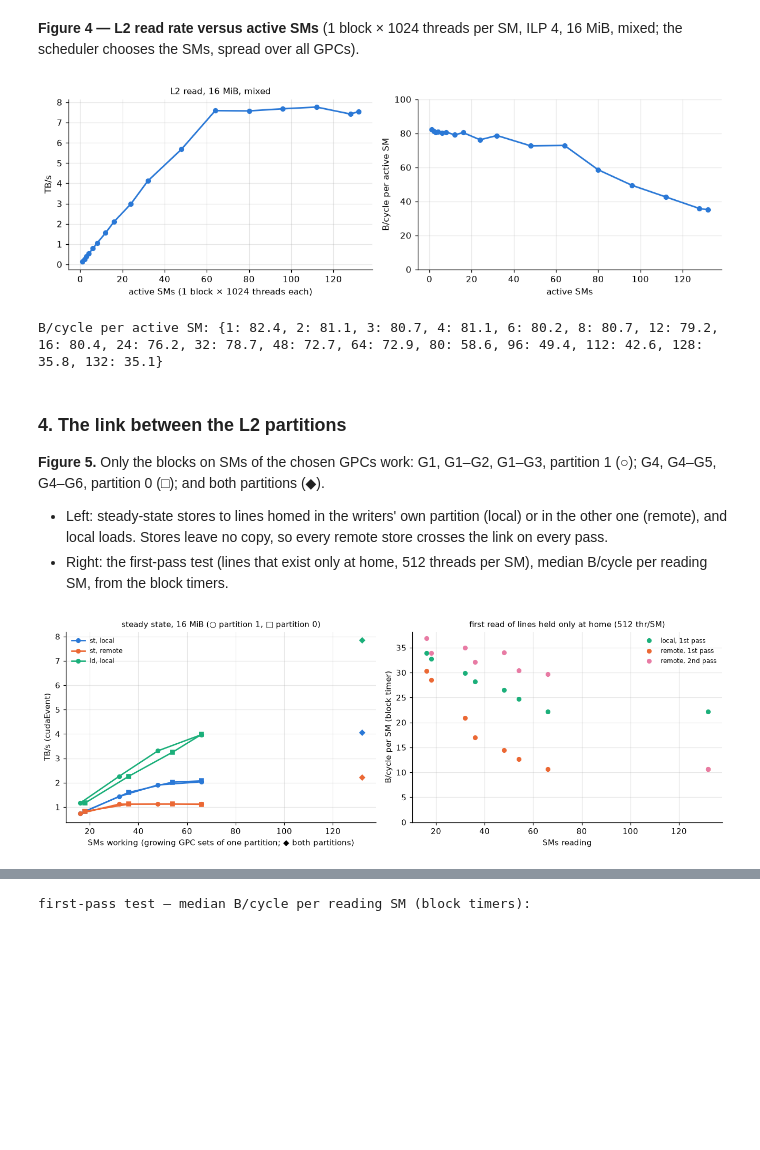
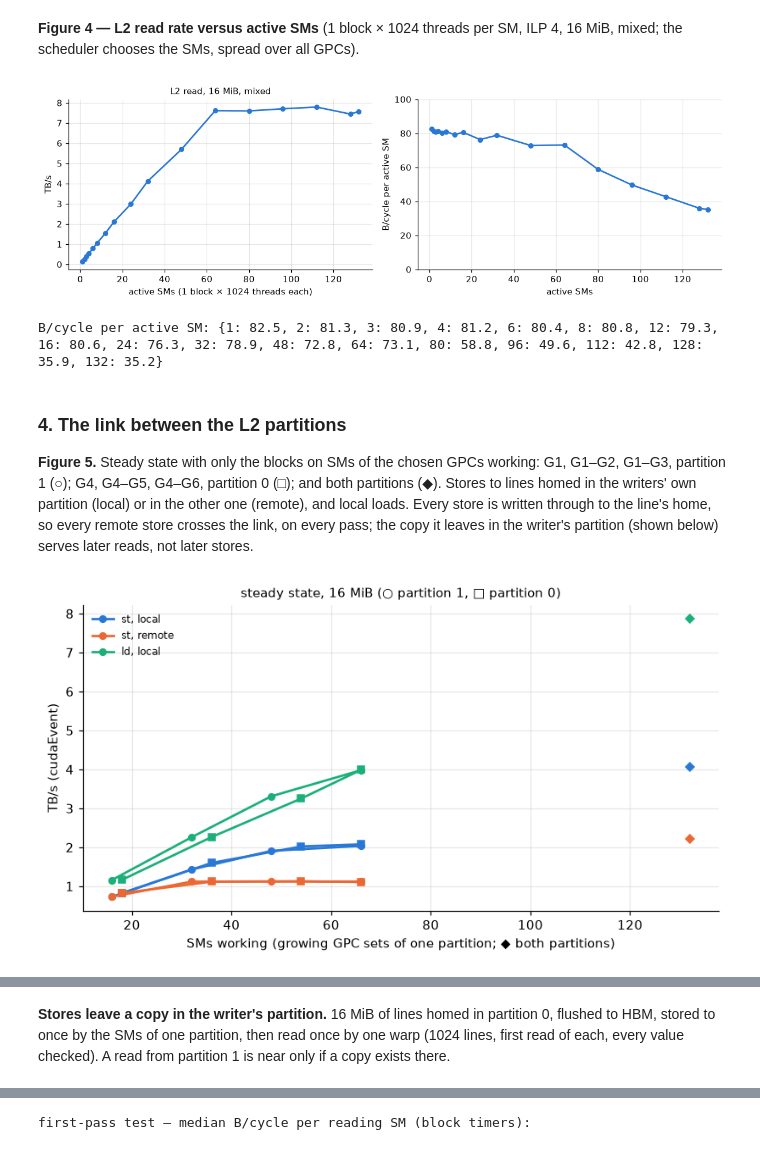
Before and after one commit to lomolisso/h100-microbench, a Jupyter notebook: experiments/05__memory_hierarchy_bandwidth/05__memory_hierarchy_bandwidth.ipynb, the cells around one changed output, grey strips where cells are left out. Saved outputs shown, nothing was run; the diff lists cells and outputs as text; code cells hidden in the pictures; blank space fills up the shorter version.

```diff
--- a/experiments/05__memory_hierarchy_bandwidth/05__memory_hierarchy_bandwidth.ipynb
+++ b/experiments/05__memory_hierarchy_bandwidth/05__memory_hierarchy_bandwidth.ipynb
@@ -106,7 +117,7 @@ import numpy as np
 import pandas as pd
 import matplotlib.pyplot as plt
 from IPython.display import display
-from common05 import latest_run, read_run, runs
+from common05 import latest_run, read_run, runs, event_floor_ms, net_tbps, first_pass_slope, hbm_write_factor, k12_slope, resident_footprints, HBM_CYCLES
 
 R = "results"
 pd.set_option("display.width", 200)
@@ -123,10 +134,18 @@ l2 = read_run("05__bandwidth__l2.csv", RUN3); l2b = read_run("05__bandwidth__l2_
 lk = read_run("05__bandwidth__l2_link.csv", RUNL); lkb = read_run("05__bandwidth__l2_link_blocks.csv", RUNL)
 dr = read_run("05__bandwidth__dram.csv", RUN4); drb = read_run("05__bandwidth__dram_blocks.csv", RUN4)
 home = read_run("05__bandwidth__l2_home.csv", RUN3)
+RUNF, RUNS = latest_run("bw_l2", "firstpass"), latest_run("bw_l2", "storecopy")
+fpl = read_run("05__bandwidth__l2_link.csv", RUNF); fpb = read_run("05__bandwidth__l2_link_blocks.csv", RUNF)
+fres = read_run("05__bandwidth__firstpass_residency.csv", RUNF); scp = read_run("05__bandwidth__storecopy.csv", RUNS)
+FLOOR = event_floor_ms()  # ms: median elapsed time of an empty cudaEvent pair (separate timer-characterisation run)
+for d in (l2, lk, fpl):   # GPU-wide rates with the event floor removed; B/cycle with the clock the blocks measured
+    d["tbps"] = net_tbps(d, FLOOR); d["bpc_chip"] = d.tbps * 1e12 / (d.sm_mhz_blocks * 1e6)
+dr["gbps_per_sm"] = dr.gbps_per_sm * dr.ms_event / (dr.ms_event - FLOOR); dr["tbps"] = net_tbps(dr, FLOOR)
 def latest_ncu(f):
     n = pd.read_csv(f"{R}/{f}")
     return n[n.run_id == n.run_id.max()].reset_index(drop=True)
 n12, nl2, ndr = latest_ncu("05__bandwidth__ncu_smem_l1.csv"), latest_ncu("05__bandwidth__ncu_l2.csv"), latest_ncu("05__bandwidth__ncu_dram.csv")
 clog = pd.read_csv(f"{R}/05__memory_hierarchy_bandwidth__clock_log.csv")
-print("runs used:", {"K1/K2": RUN12, "K3/K5": RUN3, "link": RUNL, "K4/K5": RUN4, "ncu L2": nl2.run_id[0]})
+print("runs used:", {"K1/K2": RUN12, "K3/K5": RUN3, "link": RUNL, "first pass": RUNF, "store copies": RUNS, "K4/K5": RUN4, "ncu L2": nl2.run_id[0]})
+print(f"cudaEvent floor subtracted: {FLOOR * 1e3:.2f} µs")
 # %% [output]
@@ -406,39 +429,28 @@ fig.tight_layout(); plt.show()
 print("B/cycle per active SM:", per.round(1).to_dict())
 # %% [output]
 [figure]
-B/cycle per active SM: {1: 82.4, 2: 81.1, 3: 80.7, 4: 81.1, 6: 80.2, 8: 80.7, 12: 79.2, 16: 80.4, 24: 76.2, 32: 78.7, 48: 72.7, 64: 72.9, 80: 58.6, 96: 49.4, 112: 42.6, 128: 35.8, 132: 35.1}
+B/cycle per active SM: {1: 82.5, 2: 81.3, 3: 80.9, 4: 81.2, 6: 80.4, 8: 80.8, 12: 79.3, 16: 80.6, 24: 76.3, 32: 78.9, 48: 72.8, 64: 73.1, 80: 58.8, 96: 49.6, 112: 42.8, 128: 35.9, 132: 35.2}
 # %% [markdown]
 ### 4. The link between the L2 partitions
 
-**Figure 5.** Only the blocks on SMs of the chosen GPCs work: G1, G1–G2, G1–G3, partition 1 (○); G4, G4–G5, G4–G6, partition 0 (□); and both partitions (◆).
-- Left: steady-state stores to lines homed in the writers' own partition (local) or in the other one (remote), and local loads. Stores leave no copy, so every remote store crosses the link on every pass.
-- Right: the first-pass test (lines that exist only at home, 512 threads per SM), median B/cycle per reading SM, from the block timers.
+**Figure 5.** Steady state with only the blocks on SMs of the chosen GPCs working: G1, G1–G2, G1–G3, partition 1 (○); G4, G4–G5, G4–G6, partition 0 (□); and both partitions (◆). Stores to lines homed in the writers' own partition (local) or in the other one (remote), and local loads. Every store is written through to the line's home, so every remote store crosses the link, on every pass; the copy it leaves in the writer's partition (shown below) serves later reads, not later stores.
 # %%
 v = valid(lk)
 names = {0x02: "G1", 0x06: "G1–G2", 0x0E: "G1–G3", 0x8E: "partition 1", 0x10: "G4", 0x30: "G4–G5", 0x70: "G4–G6", 0x71: "partition 0", 0xFF: "both"}
 gm = pd.read_csv("../03__sm_gpc_topology/results/03__sm_gpc_topology__map.csv"); gm = gm[gm.run_id == gm.run_id.max()]
 nsm = {m: int(sum(((m >> g) & 1) for g in gm.gpc)) for m in names}
 v = v.assign(sms=v.reader_gpc_mask.map(nsm), part=v.reader_gpc_mask.map(lambda m: "both" if m == 0xFF else ("1" if m & 0x8E == m else "0")))
-st = v[v["pass"] == 0]; fp = v[v["pass"] > 0]
-fig, axs = plt.subplots(1, 2, figsize=(12, 4.2))
+st = v[v["pass"] == 0]
+fig, ax0 = plt.subplots(figsize=(7.5, 4.2)); axs = [ax0]
 for j, (op, var, lab) in enumerate([("st", "local", "st, local"), ("st", "remote", "st, remote"), ("ld", "local", "ld, local")]):
     for mk, p in [("o", "1"), ("s", "0"), ("D", "both")]:
         d = st[(st.op == op) & (st.variant == var) & (st.part == p)].groupby("sms").tbps.median()
         axs[0].plot(d.index, d.values, marker=mk, color=C[j], ls="-" if p != "both" else "none", label=lab if p == "1" else None)
 axs[0].set_xlabel("SMs working (growing GPC sets of one partition; ◆ both partitions)"); axs[0].set_ylabel("TB/s (cudaEvent)")
 axs[0].set_title("steady state, 16 MiB (○ partition 1, □ partition 0)", fontsize=10); axs[0].legend(fontsize=8)
-fb = lkb.merge(lk[["launch_idx", "reader_gpc_mask", "threads"]], on="launch_idx"); fb = fb[(fb.bytes > 0) & (fb["pass"] > 0) & fb.discard.isna()]
-fb = fb.assign(bpc=fb.bytes / fb.cycles, sms=fb.reader_gpc_mask.map(nsm))
-for j, (var, ps, lab) in enumerate([("local", 1, "local, 1st pass"), ("remote", 1, "remote, 1st pass"), ("remote", 2, "remote, 2nd pass")]):
-    d = fb[(fb.variant == var) & (fb["pass"] == ps)].groupby("sms").bpc.median()
-    axs[1].plot(d.index, d.values, "o", color=[C[2], C[1], C[4]][j], label=lab)
-axs[1].set_xlabel("SMs reading"); axs[1].set_ylabel("B/cycle per SM (block timer)"); axs[1].set_ylim(0, None)
-axs[1].set_title("first read of lines held only at home (512 thr/SM)", fontsize=10); axs[1].legend(fontsize=8)
 fig.tight_layout(); plt.show()
 t = st.groupby(["reader_gpc_mask", "op", "variant"]).tbps.median().unstack(["op", "variant"])
 t.index = [f"{names[m]} ({nsm[m]} SMs)" for m in t.index]
-t2 = fb.groupby(["reader_gpc_mask", "variant", "pass"]).bpc.median().unstack(["variant", "pass"]); t2.index = t.index
-t2.columns = [f"1st-pass ld {a}, pass {b}: B/cycle/SM" for a, b in t2.columns]
-display(pd.concat([t.round(2), t2.round(1)], axis=1))
+display(t.round(2))
 # %% [output]
-[figure, old version]
+[figure, new version]
@@ -454,0 +468,2 @@ display(pd.concat([t.round(2), t2.round(1)], axis=1))
+# %% [markdown]
+**Stores leave a copy in the writer's partition.** 16 MiB of lines homed in partition 0, flushed to HBM, stored to once by the SMs of one partition, then read once by one warp (1024 lines, first read of each, every value checked). A read from partition 1 is near only if a copy exists there.
```
Also changed, not shown: parts of 22 cells of this notebook, 11 other files.
